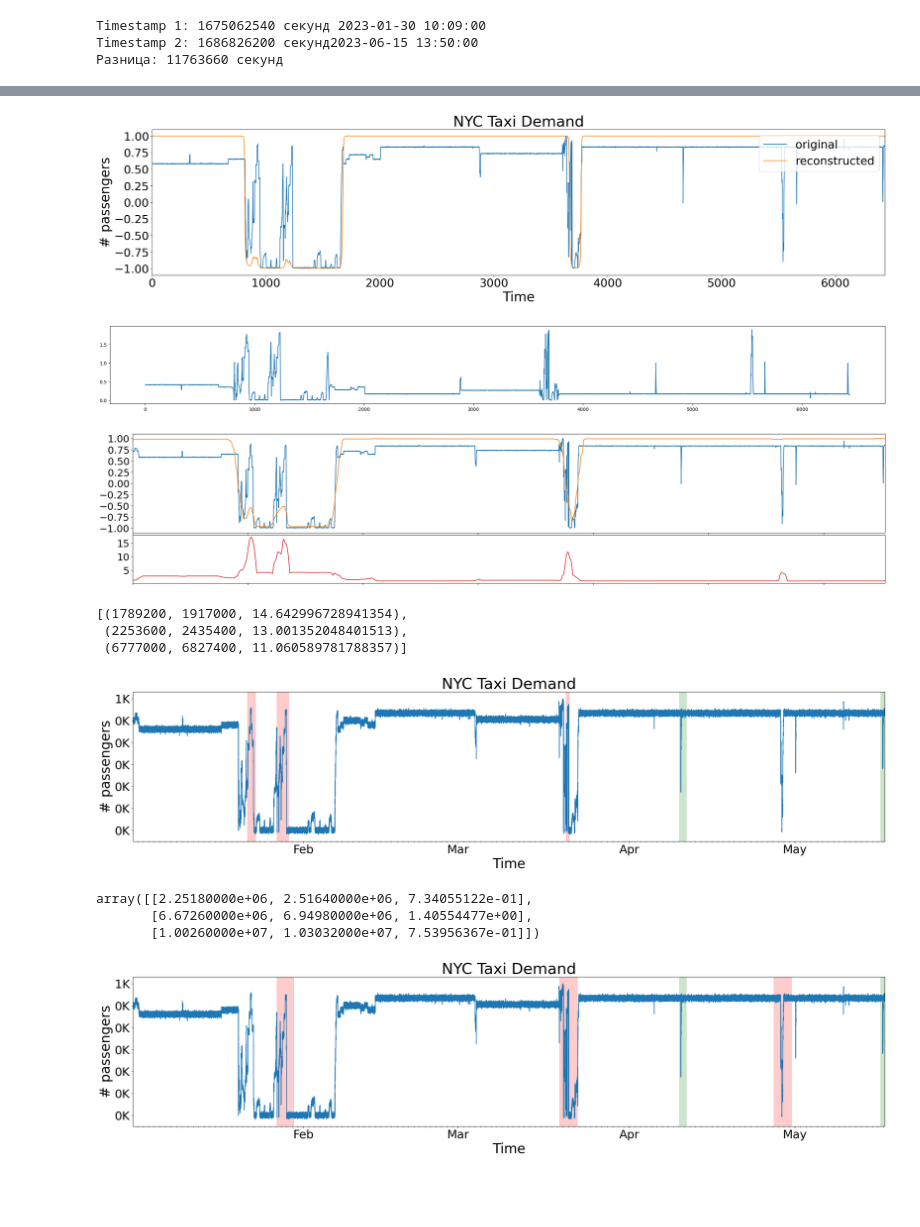
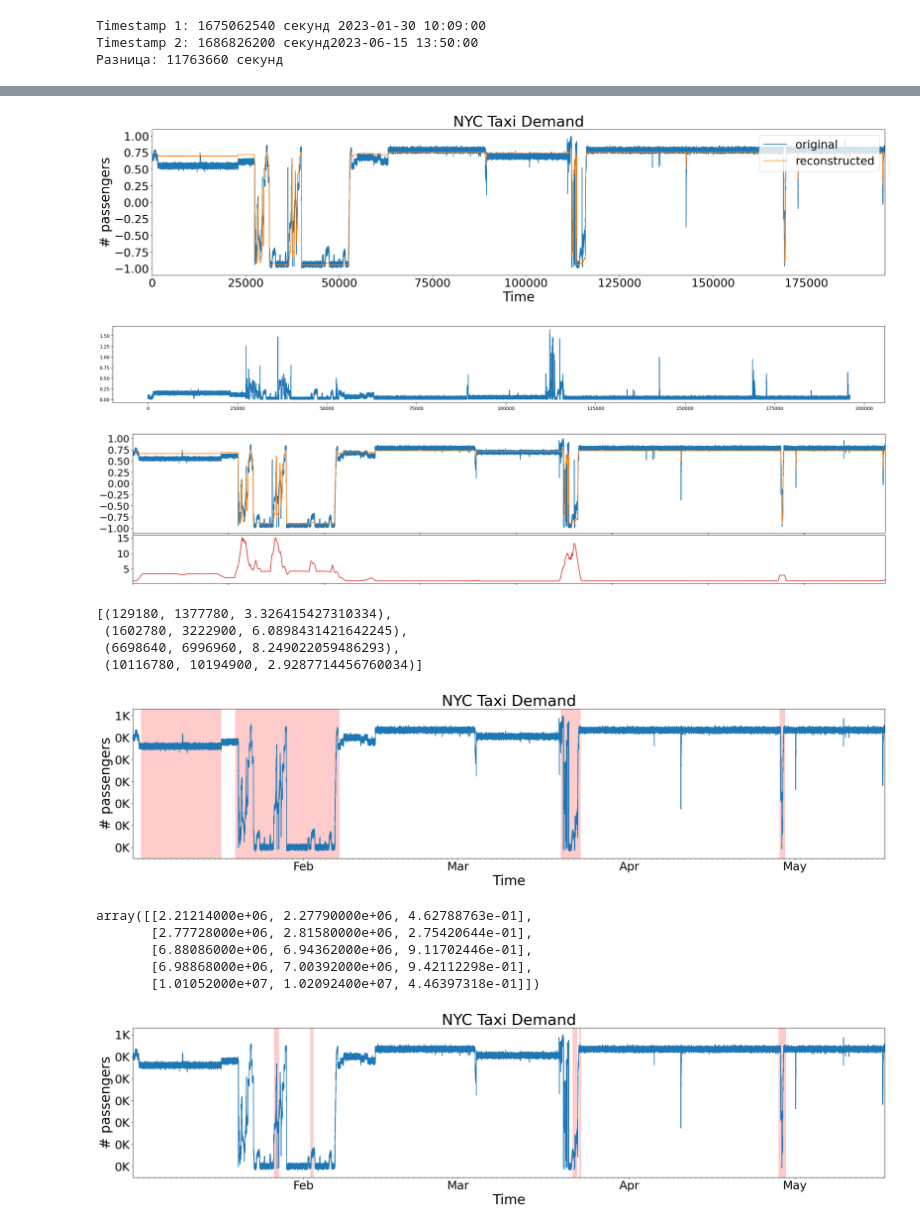
Before and after one commit to lukan992/anomaly-detect, a Jupyter notebook: hui_data_test.ipynb, the cells around one changed output, grey strips where cells are left out. Saved outputs shown, nothing was run; the diff lists cells and outputs as text; code cells hidden in the pictures; blank space fills up the shorter version.

```diff
--- a/hui_data_test.ipynb
+++ b/hui_data_test.ipynb
@@ -82,4 +62,4 @@ df[195000:196062]
 # %%
-data = {'start': [8550000, 11700000], 'end': [8654940, 11763660]}
-known_anomalies = pd.DataFrame(data)
-known_anomalies
+# data = {'start': [8550000, 11700000], 'end': [8654940, 11763660]}
+# known_anomalies = pd.DataFrame(data)
+# known_anomalies
@@ -157,7 +163,7 @@ def time_segments_aggregate(X, interval, time_column, method=['mean']):
 
     return np.asarray(values), np.asarray(index)
 
-X, index = time_segments_aggregate(df, interval=1800, time_column='timestamp')
+X, index = time_segments_aggregate(df, interval=60, time_column='timestamp')
 # %%
 imp = SimpleImputer()
 X = imp.fit_transform(X)
@@ -256,7 +266,7 @@ Training y index shape: (6436,)
 from model import hyperparameters
 from orion.primitives.tadgan import TadGAN
 
-hyperparameters["epochs"] = 2
+hyperparameters["epochs"] = 3
 hyperparameters["input_shape"] = (100, 1) # based on the window size
 hyperparameters["optimizer"] = "tensorflow.keras.optimizers.Adam"
 hyperparameters["learning_rate"] = 0.0005
@@ -284,7 +318,7 @@ y_hat = unroll_ts(X_hat)
 # plot the time series
 plot_ts([y, y_hat], labels=['original', 'reconstructed'])
 # %% [output]
-[figure, old version]
+[figure, new version]
 # %%
 error = np.zeros(shape=y.shape)
 length = y.shape[0]
@@ -296,7 +330,7 @@ fig = plt.figure(figsize=(30, 3))
 plt.plot(error)
 plt.show()
 # %% [output]
-[figure, old version]
+[figure, new version]
 # %%
 from orion.primitives.tadgan import score_anomalies
 
@@ -306,10 +340,11 @@ pred = np.array(pred).mean(axis=2)
 # visualize the error curve
 plot_error([[true, pred], error])
 # %% [output]
-[figure, old version]
+[figure, new version]
 # %%
 # threshold
-thresh = 10
+thresh = 2.8
+
 
 intervals = list()
 
@@ -329,14 +364,16 @@ while i < max_start:
 
 intervals
 # %% [output]
-[(1789200, 1917000, 14.642996728941354),
- (2253600, 2435400, 13.001352048401513),
- (6777000, 6827400, 11.060589781788357)]
+[(129180, 1377780, 3.326415427310334),
+ (1602780, 3222900, 6.0898431421642245),
+ (6698640, 6996960, 8.249022059486293),
+ (10116780, 10194900, 2.9287714456760034)]
 # %%
 anomalies = pd.DataFrame(intervals, columns=['start', 'end', 'score'])
-plot(df, [anomalies, known_anomalies])
+# plot(df, [anomalies, known_anomalies])
+plot(df, [anomalies])
 # %% [output]
-[figure, old version]
+[figure, new version]
 # %%
 from orion.primitives.timeseries_anomalies import find_anomalies
 
@@ -347,12 +384,15 @@ intervals = find_anomalies(error, index,
                            fixed_threshold=True)
 intervals
 # %% [output]
-array([[2.25180000e+06, 2.51640000e+06, 7.34055122e-01],
-       [6.67260000e+06, 6.94980000e+06, 1.40554477e+00],
-       [1.00260000e+07, 1.03032000e+07, 7.53956367e-01]])
+array([[2.21214000e+06, 2.27790000e+06, 4.62788763e-01],
+       [2.77728000e+06, 2.81580000e+06, 2.75420644e-01],
+       [6.88086000e+06, 6.94362000e+06, 9.11702446e-01],
+       [6.98868000e+06, 7.00392000e+06, 9.42112298e-01],
+       [1.01052000e+07, 1.02092400e+07, 4.46397318e-01]])
 # %%
 # visualize the result
 anomalies = pd.DataFrame(intervals, columns=['start', 'end', 'score'])
-plot(df, [anomalies, known_anomalies])
+# plot(df, [anomalies, known_anomalies])
+plot(df, [anomalies])
 # %% [output]
-[figure, old version]
+[figure, new version]
```
Also changed, not shown: parts of 12 cells of this notebook.
